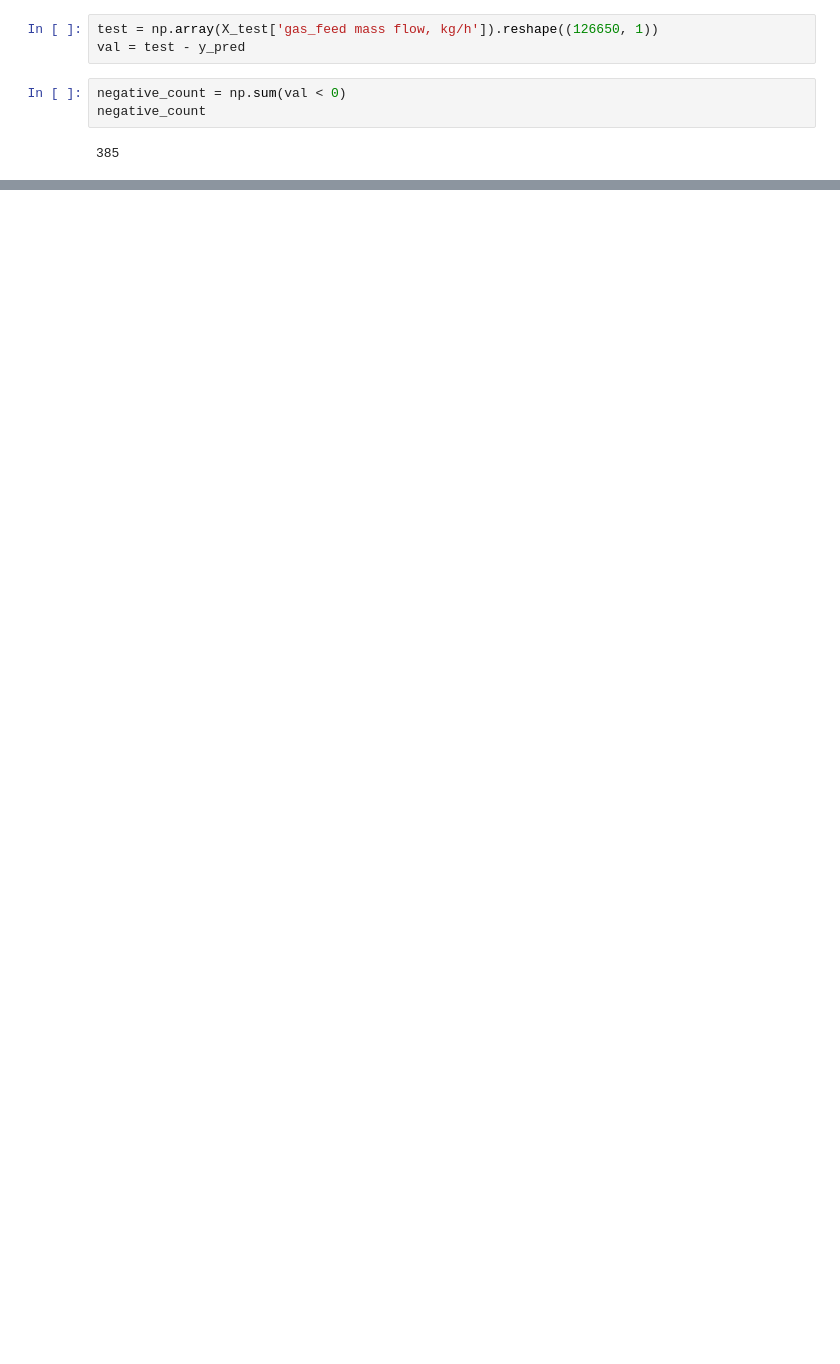
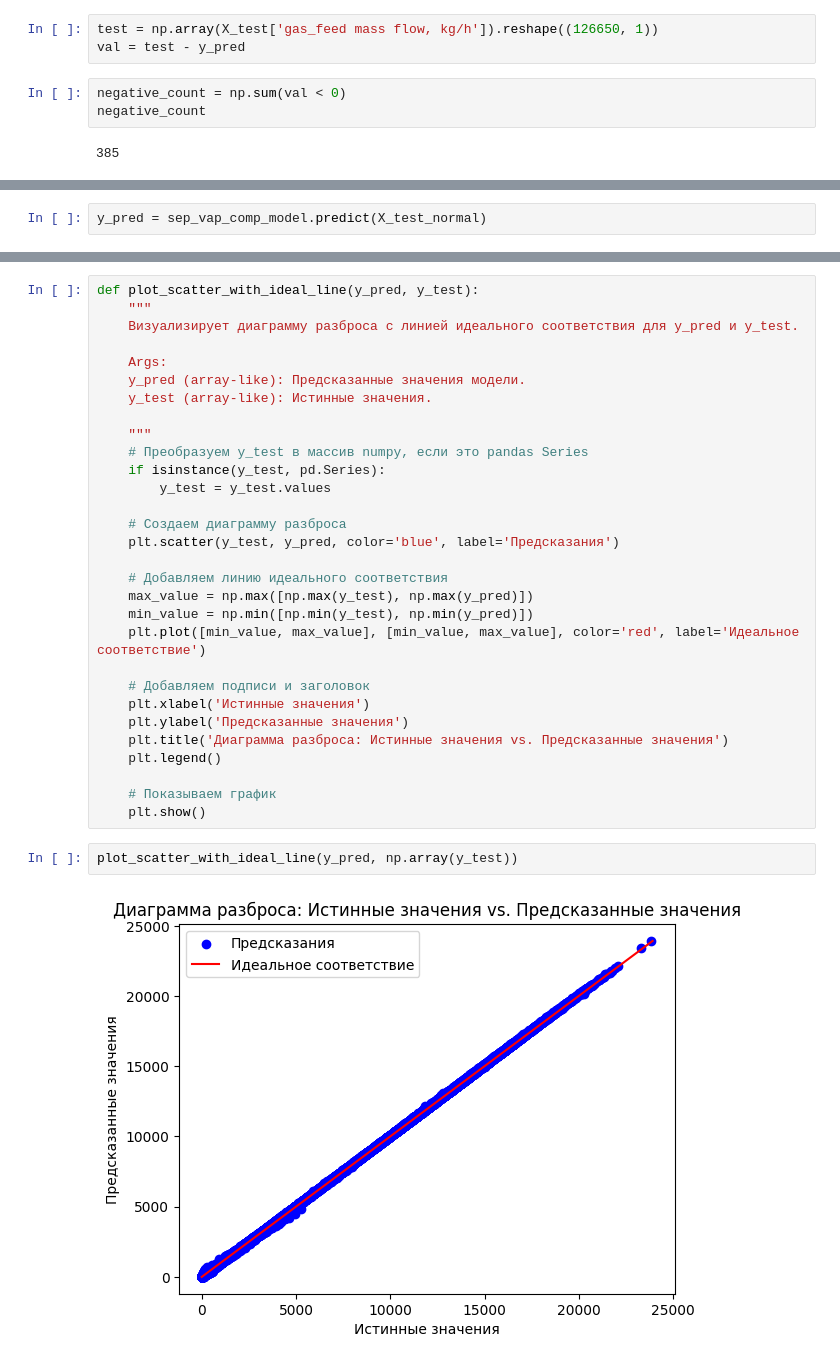
Before and after one commit to Rus-tam/AI_models, a Jupyter notebook: low_temp_dist_19_06.ipynb, the cells around one changed output, grey strips where cells are left out. Cells and saved outputs as stored; diff of their text form; blank space fills up the shorter version.

Commit message:
sep_vap_comp_model

```diff
--- a/low_temp_dist_19_06.ipynb
+++ b/low_temp_dist_19_06.ipynb
@@ -1640,0 +1802,2 @@ sep_vap_comp_model_2.evaluate(X_test_normal, y_test)
+# %%
+y_pred = sep_vap_comp_model.predict(X_test_normal)
@@ -1640,0 +1836,34 @@ sep_vap_comp_model_2.evaluate(X_test_normal, y_test)
+# %%
+def plot_scatter_with_ideal_line(y_pred, y_test):
+    """
+    Визуализирует диаграмму разброса с линией идеального соответствия для y_pred и y_test.
+
+    Args:
+    y_pred (array-like): Предсказанные значения модели.
+    y_test (array-like): Истинные значения.
+
+    """
+    # Преобразуем y_test в массив numpy, если это pandas Series
+    if isinstance(y_test, pd.Series):
+        y_test = y_test.values
+
+    # Создаем диаграмму разброса
+    plt.scatter(y_test, y_pred, color='blue', label='Предсказания')
+
+    # Добавляем линию идеального соответствия
+    max_value = np.max([np.max(y_test), np.max(y_pred)])
+    min_value = np.min([np.min(y_test), np.min(y_pred)])
+    plt.plot([min_value, max_value], [min_value, max_value], color='red', label='Идеальное соответствие')
+
+    # Добавляем подписи и заголовок
+    plt.xlabel('Истинные значения')
+    plt.ylabel('Предсказанные значения')
+    plt.title('Диаграмма разброса: Истинные значения vs. Предсказанные значения')
+    plt.legend()
+
+    # Показываем график
+    plt.show()
+# %%
+plot_scatter_with_ideal_line(y_pred, np.array(y_test))
+# %% [output]
+[figure, added]
```
Also changed, not shown: parts of 39 cells of this notebook, 1 other file.
